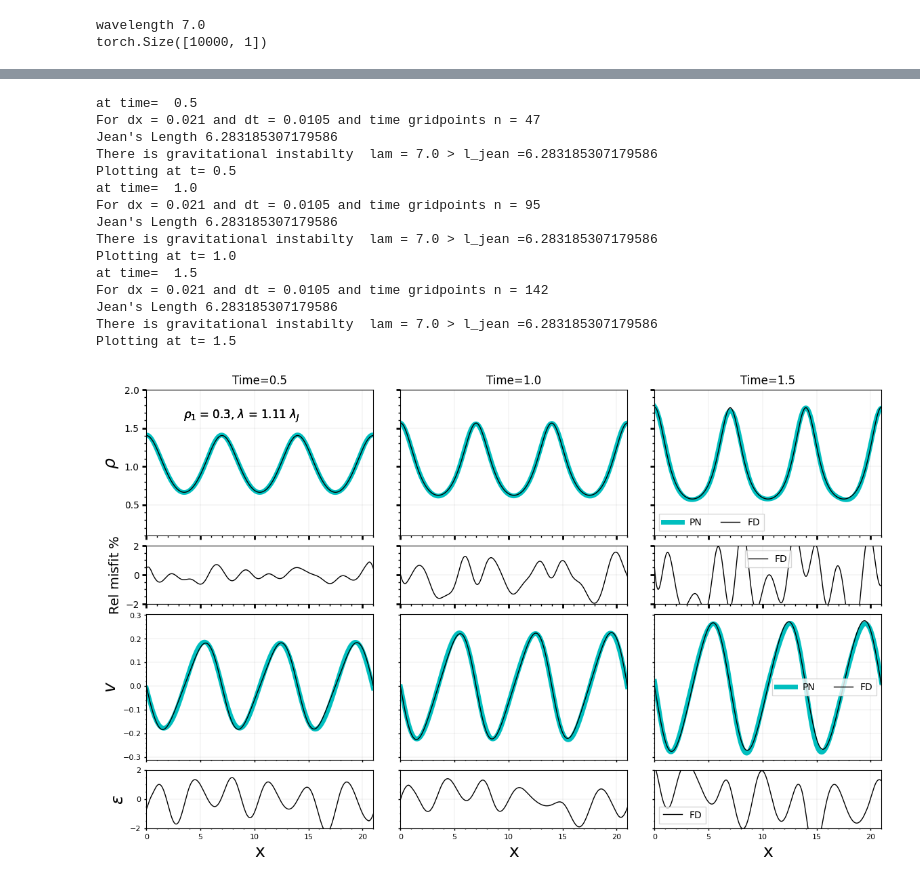
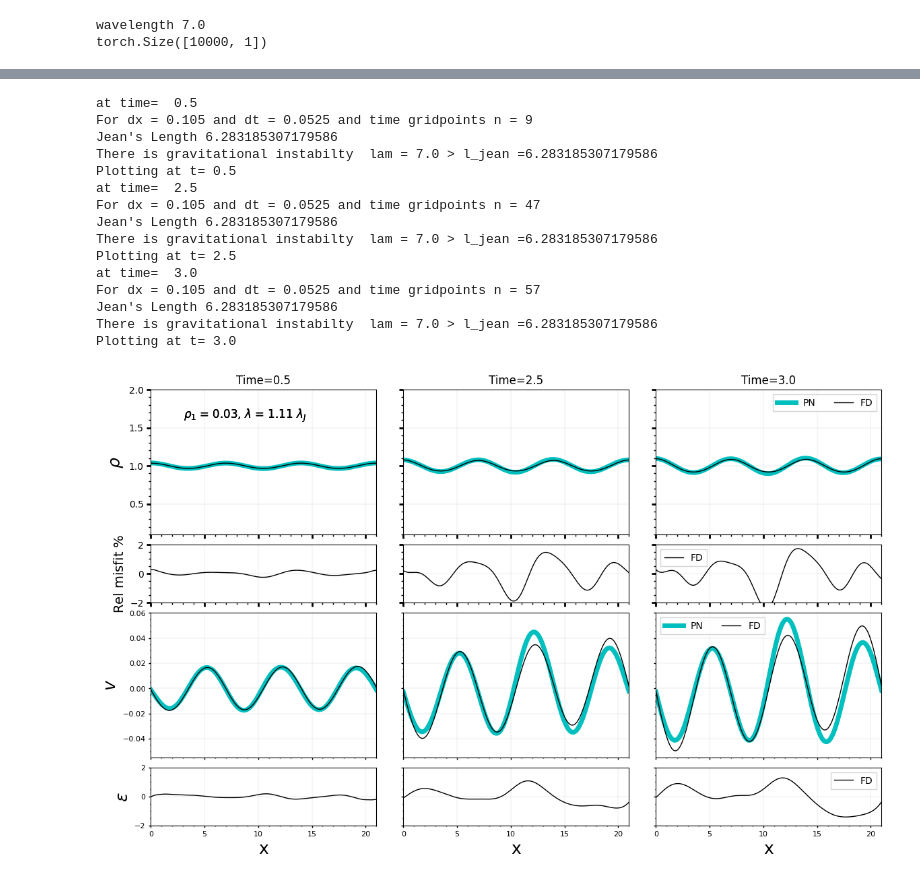
Before and after one commit to sauddy/GRINN, a Jupyter notebook: GRINN_torch_code/torch_GHD_1D.ipynb, the cells around one changed output, grey strips where cells are left out. Cells and saved outputs as stored; diff of their text form; code cells hidden in the pictures.

```diff
--- a/GRINN_torch_code/torch_GHD_1D.ipynb
+++ b/GRINN_torch_code/torch_GHD_1D.ipynb
@@ -192,7 +182,7 @@ def pde_residue(x,t,net):
 # ## CASE 2          (refer to the paper for details)
 lam = 7.0          # one wavelength
 num_of_waves = 3
-rho_1 = 0.3        # question 2a linear wave propagation
+rho_1 = 0.03        # question 2a linear wave propagation
 
 # ## CASE 2          (refer to the paper for details)
 # lam = 5.0          # one wavelength
@@ -243,7 +230,7 @@ def fun_v_0(x):
 # %%
 ## TIME & SPACE
 tmin = 0.
-tmax = 1.
+tmax = 2.5
 
 xmin = 0.
 xmax = xmin+lam*num_of_waves
@@ -399,7 +391,7 @@ import numpy as np
 
 ## Parameters for the LAX method
 nu = 0.5            # COURANT number
-N = 1000            # number of grid points
+N = 200            # number of grid points
 
 import time
 
@@ -437,7 +429,7 @@ plt.rc('grid', linestyle='-', color='black', linewidth=0.05)
 time_array = np.asarray([0.5,tmax,tmax + 0.5])
 fig, axes = plt.subplots(4, 3, sharex=True,  sharey='row',figsize=(14,8.4),gridspec_kw={'width_ratios':[1,1,1], 'height_ratios':[3,1.2,3,1.2]})
 plt.subplots_adjust(wspace=0.12, hspace=0.1)
-initial_params = xmin,xmax,rho_1, alpha ,lam ,output_folder,tmax ## Params for pl
+initial_params = xmin,xmax,rho_1, alpha ,lam ,tmax ## Params for pl
 for time,j in zip(time_array,range(3)):
 
     x,rho,v,phi,n,rho_LT,rho_LT_max,rho_max,v_LT= LAX.lax_solution1D(time,N,nu,lam,num_of_waves,rho_1,gravity=True,isplot = False,comparison = True)
@@ -502,39 +494,39 @@ for time,j in zip(time_array,range(3)):
 #     axes[2][j].set_xlim(xmin,xmax)
 #     axes[2][j].set_ylim(-0.6,0.6)
 
 
     axes[3][j].plot(x,(v_pred0[:,0]+1- (v+1))/((v_pred0[:,0]+1+ v+1)/2)*100,color = 'black',linewidth=1,label="FD")
     #axes[3][j].plot(x,(v_pred0[:,0]+1- (v_LT+1))/((v_pred0[:,0]+1+ (v_LT+1))/2)*100,color = 'b',linewidth=1,label="LT")
     axes[3][j].set_xlabel("x",fontsize = 18)
     axes[3][j].grid("True")
     axes[3][j].minorticks_on()
     axes[3][j].tick_params(labelsize=8)
     axes[3][j].tick_params(axis='both', which='major',length=2, width=1)
     axes[3][j].tick_params(axis='both', which='minor',length=1, width=1.)
     axes[3][2].legend(loc='best',fancybox=False, shadow=False, ncol=3,fontsize = 10)
     # axes[1][0].set_ylabel(r"$\rho_{PN}- \rho_{FD or LT}/(0.5 (\times\rho_{PN}+ \rho_{FD or LT}))$",fontsize = 10)
     axes[3][0].set_ylabel(r"$\epsilon$ ",fontsize = 18)
     axes[3][j].set_ylim(-2,2)
     axes[3][j].set_xlim(xmin,xmax)
 
 
-plt.savefig(output_folder+'/complete'+str(lam)+'_'+str(num_of_waves)+'_'+str(tmax)+'.png', dpi=500,bbox_inches = 'tight')
+#plt.savefig(output_folder+'/complete'+str(lam)+'_'+str(num_of_waves)+'_'+str(tmax)+'.png', dpi=500,bbox_inches = 'tight')
 
 # plt.show()
 # %% [output]
 at time=  0.5
-For dx = 0.021 and dt = 0.0105 and time gridpoints n = 47
+For dx = 0.105 and dt = 0.0525 and time gridpoints n = 9
 Jean's Length 6.283185307179586
 There is gravitational instabilty  lam = 7.0 > l_jean =6.283185307179586
 Plotting at t= 0.5
-at time=  1.0
-For dx = 0.021 and dt = 0.0105 and time gridpoints n = 95
+at time=  2.5
+For dx = 0.105 and dt = 0.0525 and time gridpoints n = 47
 Jean's Length 6.283185307179586
 There is gravitational instabilty  lam = 7.0 > l_jean =6.283185307179586
-Plotting at t= 1.0
-at time=  1.5
-For dx = 0.021 and dt = 0.0105 and time gridpoints n = 142
+Plotting at t= 2.5
+at time=  3.0
+For dx = 0.105 and dt = 0.0525 and time gridpoints n = 57
 Jean's Length 6.283185307179586
 There is gravitational instabilty  lam = 7.0 > l_jean =6.283185307179586
-Plotting at t= 1.5
+Plotting at t= 3.0
-[figure, old version]
+[figure, new version]
```
Also changed, not shown: parts of 6 cells of this notebook, 54 other files.
